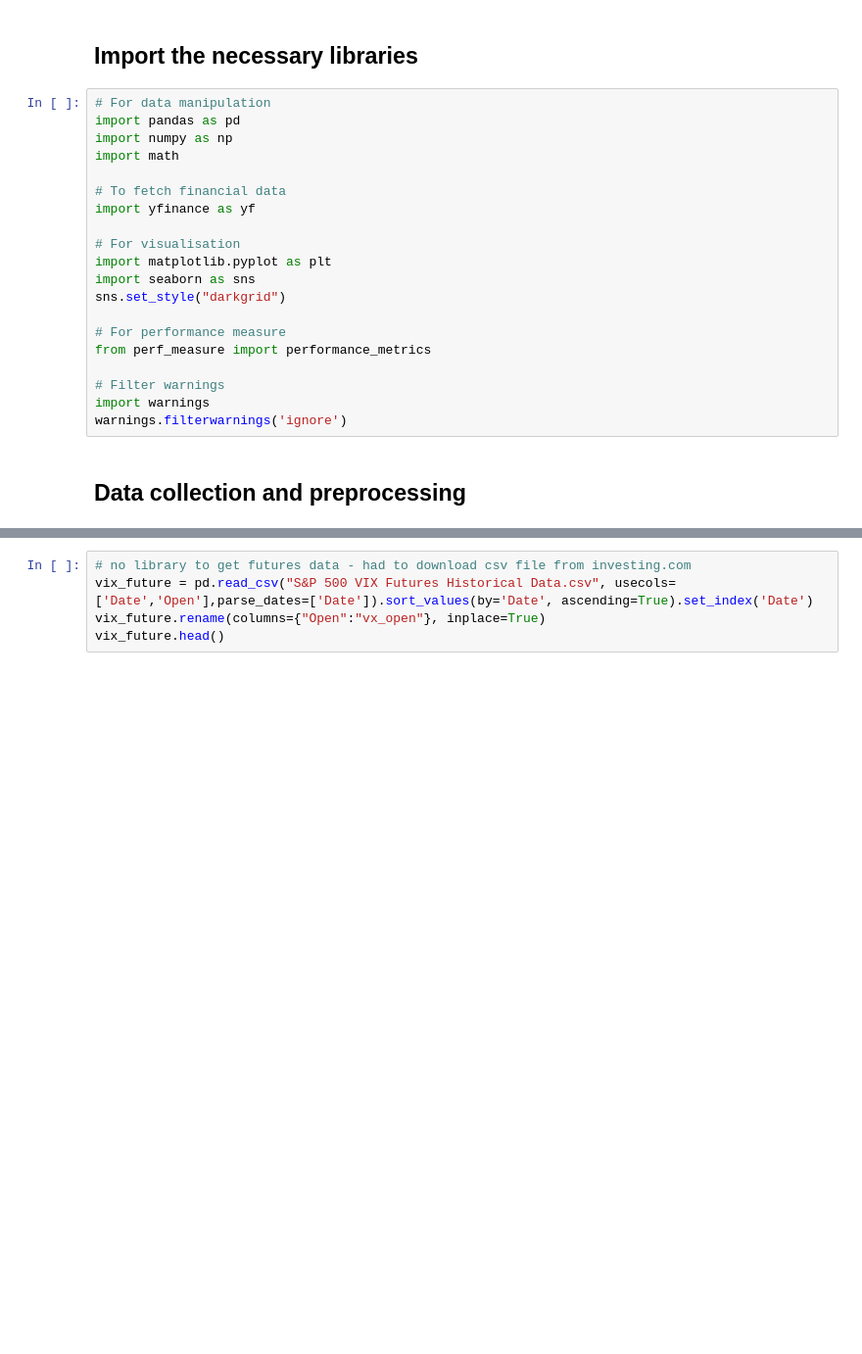
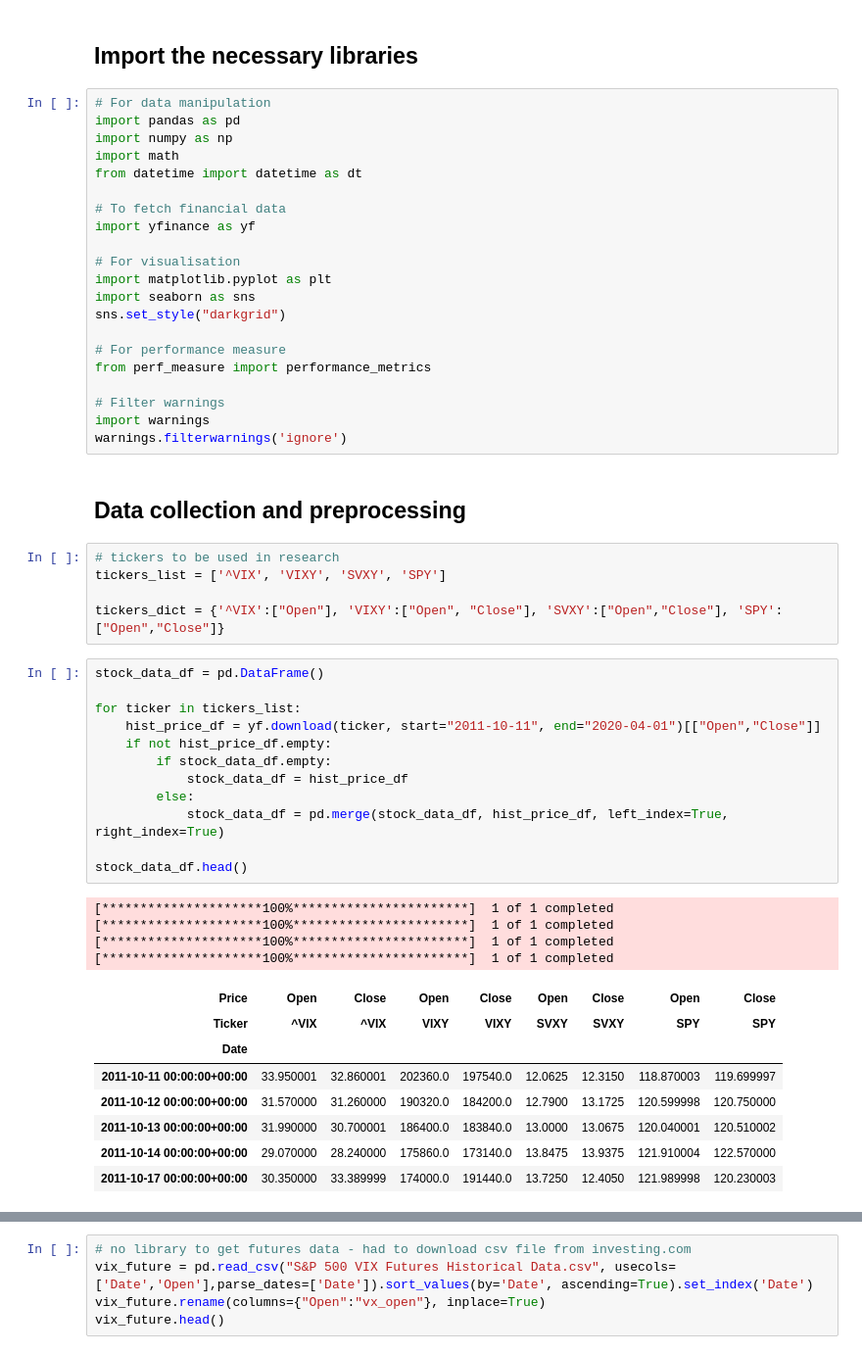
Before and after one commit to peterchettiar/trading-volatility, a Jupyter notebook: trading_vol_strat_research.ipynb, the cells around one changed output, grey strips where cells are left out. Shown at 98% size. Cells and saved outputs as stored; diff of their text form; blank space fills up the shorter version.

Commit message:
UPD: get_data()

```diff
--- a/trading_vol_strat_research.ipynb
+++ b/trading_vol_strat_research.ipynb
@@ -5,6 +5,7 @@
 import pandas as pd
 import numpy as np
 import math
+from datetime import datetime as dt
 
 # To fetch financial data
 import yfinance as yf
@@ -22,3 +23,33 @@ import warnings
 warnings.filterwarnings('ignore')
 # %% [markdown]
 ## Data collection and preprocessing
+# %%
+# tickers to be used in research
+tickers_list = ['^VIX', 'VIXY', 'SVXY', 'SPY']
+
+tickers_dict = {'^VIX':["Open"], 'VIXY':["Open", "Close"], 'SVXY':["Open","Close"], 'SPY':["Open","Close"]}
+# %%
+stock_data_df = pd.DataFrame()
+
+for ticker in tickers_list:
+    hist_price_df = yf.download(ticker, start="2011-10-11", end="2020-04-01")[["Open","Close"]]
+    if not hist_price_df.empty:
+        if stock_data_df.empty:
+            stock_data_df = hist_price_df
+        else:
+            stock_data_df = pd.merge(stock_data_df, hist_price_df, left_index=True, right_index=True)
+
+stock_data_df.head()
+# %% [output]
+[*********************100%***********************]  1 of 1 completed
+[*********************100%***********************]  1 of 1 completed
+[*********************100%***********************]  1 of 1 completed
+[*********************100%***********************]  1 of 1 completed
+| Price | Open | Close | Open | Close | Open | Close | Open | Close |
+| Ticker | ^VIX | ^VIX | VIXY | VIXY | SVXY | SVXY | SPY | SPY |
+| Date |  |  |  |  |  |  |  |  |
+| 2011-10-11 00:00:00+00:00 | 33.950001 | 32.860001 | 202360.0 | 197540.0 | 12.0625 | 12.3150 | 118.870003 | 119.699997 |
+| 2011-10-12 00:00:00+00:00 | 31.570000 | 31.260000 | 190320.0 | 184200.0 | 12.7900 | 13.1725 | 120.599998 | 120.750000 |
+| 2011-10-13 00:00:00+00:00 | 31.990000 | 30.700001 | 186400.0 | 183840.0 | 13.0000 | 13.0675 | 120.040001 | 120.510002 |
+| 2011-10-14 00:00:00+00:00 | 29.070000 | 28.240000 | 175860.0 | 173140.0 | 13.8475 | 13.9375 | 121.910004 | 122.570000 |
+| 2011-10-17 00:00:00+00:00 | 30.350000 | 33.389999 | 174000.0 | 191440.0 | 13.7250 | 12.4050 | 121.989998 | 120.230003 |
```
Also changed, not shown: parts of 15 cells of this notebook, 1 other file.
